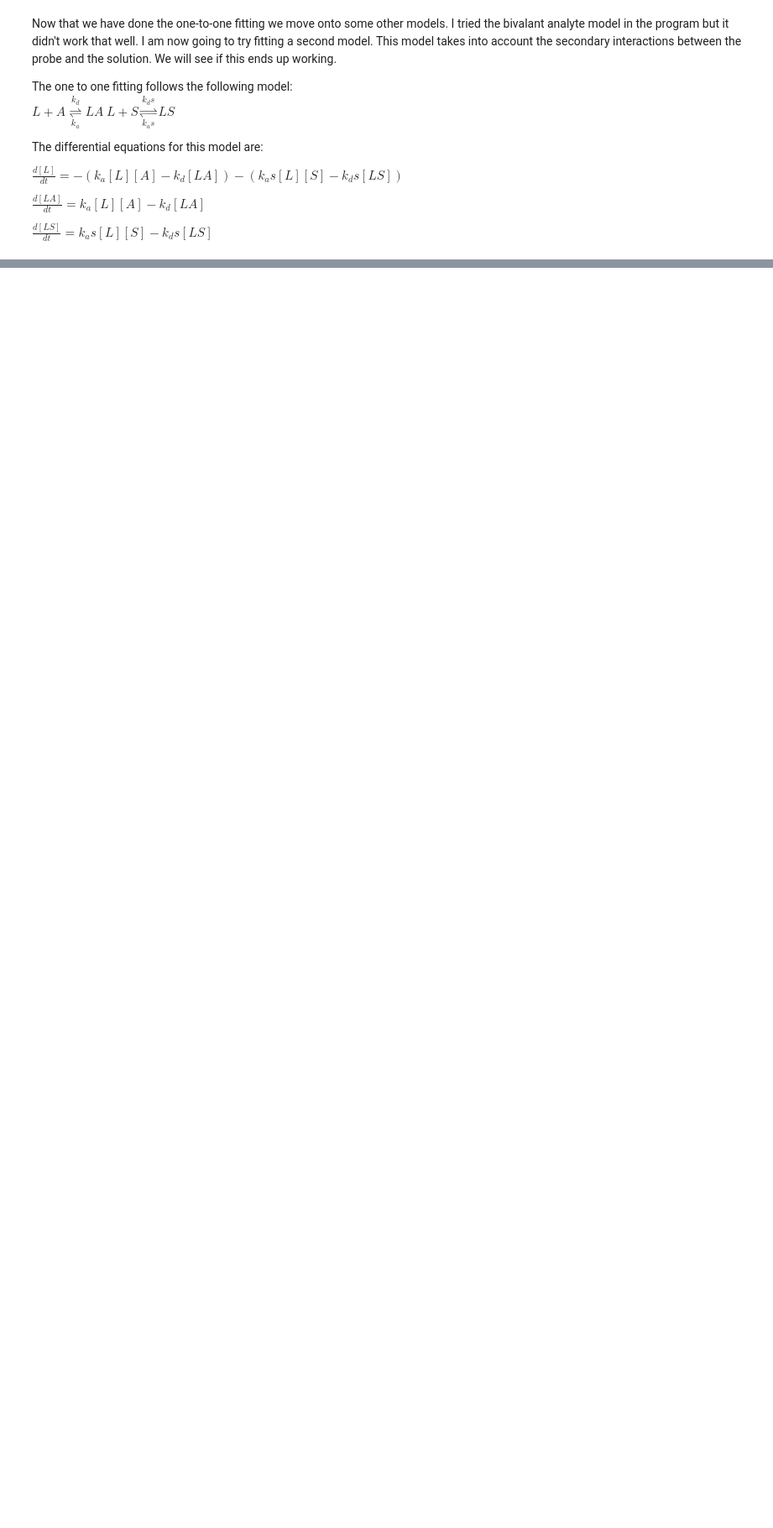
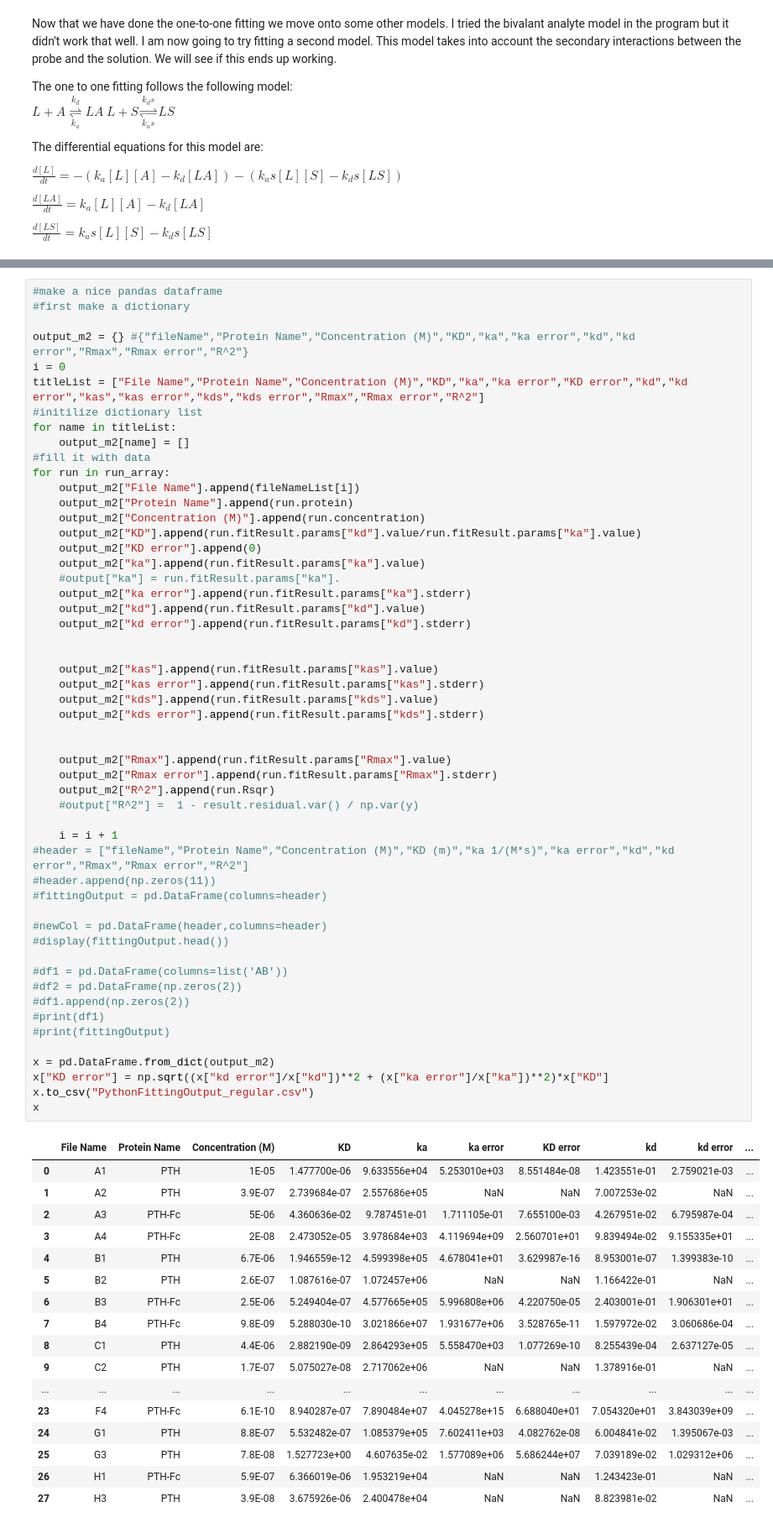
Before and after one commit to DexterAntonio/pthBLI, a Jupyter notebook: Data20180918.ipynb, the cells around one changed output, grey strips where cells are left out. Shown at 84% size. Drawn from its saved outputs; the diff is of its cells as text; blank space fills up the shorter version.

```diff
--- a/Data20180918.ipynb
+++ b/Data20180918.ipynb
@@ -602,0 +736,71 @@ plt.show()
+# %%
+#make a nice pandas dataframe
+#first make a dictionary
+
+output_m2 = {} #{"fileName","Protein Name","Concentration (M)","KD","ka","ka error","kd","kd error","Rmax","Rmax error","R^2"}
+i = 0
+titleList = ["File Name","Protein Name","Concentration (M)","KD","ka","ka error","KD error","kd","kd error","kas","kas error","kds","kds error","Rmax","Rmax error","R^2"]
+#initilize dictionary list
+for name in titleList:
+    output_m2[name] = []
+#fill it with data
+for run in run_array:
+    output_m2["File Name"].append(fileNameList[i])
+    output_m2["Protein Name"].append(run.protein)
+    output_m2["Concentration (M)"].append(run.concentration)
+    output_m2["KD"].append(run.fitResult.params["kd"].value/run.fitResult.params["ka"].value)
+    output_m2["KD error"].append(0)
+    output_m2["ka"].append(run.fitResult.params["ka"].value)
+    #output["ka"] = run.fitResult.params["ka"].
+    output_m2["ka error"].append(run.fitResult.params["ka"].stderr)
+    output_m2["kd"].append(run.fitResult.params["kd"].value)
+    output_m2["kd error"].append(run.fitResult.params["kd"].stderr)
+
+
+    output_m2["kas"].append(run.fitResult.params["kas"].value)
+    output_m2["kas error"].append(run.fitResult.params["kas"].stderr)
+    output_m2["kds"].append(run.fitResult.params["kds"].value)
+    output_m2["kds error"].append(run.fitResult.params["kds"].stderr)
+
+
+    output_m2["Rmax"].append(run.fitResult.params["Rmax"].value)
+    output_m2["Rmax error"].append(run.fitResult.params["Rmax"].stderr)
+    output_m2["R^2"].append(run.Rsqr)
+    #output["R^2"] =  1 - result.residual.var() / np.var(y)
+
+    i = i + 1
+#header = ["fileName","Protein Name","Concentration (M)","KD (m)","ka 1/(M*s)","ka error","kd","kd error","Rmax","Rmax error","R^2"]
+#header.append(np.zeros(11))
+#fittingOutput = pd.DataFrame(columns=header)
+
+#newCol = pd.DataFrame(header,columns=header)
+#display(fittingOutput.head())
+
+#df1 = pd.DataFrame(columns=list('AB'))
+#df2 = pd.DataFrame(np.zeros(2))
+#df1.append(np.zeros(2))
+#print(df1)
+#print(fittingOutput)
+
+x = pd.DataFrame.from_dict(output_m2)
+x["KD error"] = np.sqrt((x["kd error"]/x["kd"])**2 + (x["ka error"]/x["ka"])**2)*x["KD"]
+x.to_csv("PythonFittingOutput_regular.csv")
+x
+# %% [output]
+|  | File Name | Protein Name | Concentration (M) | KD | ka | ka error | KD error | kd | kd error | ... |
+| 0 | A1 | PTH | 1E-05 | 1.477700e-06 | 9.633556e+04 | 5.253010e+03 | 8.551484e-08 | 1.423551e-01 | 2.759021e-03 | ... |
+| 1 | A2 | PTH | 3.9E-07 | 2.739684e-07 | 2.557686e+05 | NaN | NaN | 7.007253e-02 | NaN | ... |
+| 2 | A3 | PTH-Fc | 5E-06 | 4.360636e-02 | 9.787451e-01 | 1.711105e-01 | 7.655100e-03 | 4.267951e-02 | 6.795987e-04 | ... |
+| 3 | A4 | PTH-Fc | 2E-08 | 2.473052e-05 | 3.978684e+03 | 4.119694e+09 | 2.560701e+01 | 9.839494e-02 | 9.155335e+01 | ... |
+| 4 | B1 | PTH | 6.7E-06 | 1.946559e-12 | 4.599398e+05 | 4.678041e+01 | 3.629987e-16 | 8.953001e-07 | 1.399383e-10 | ... |
+| 5 | B2 | PTH | 2.6E-07 | 1.087616e-07 | 1.072457e+06 | NaN | NaN | 1.166422e-01 | NaN | ... |
+| 6 | B3 | PTH-Fc | 2.5E-06 | 5.249404e-07 | 4.577665e+05 | 5.996808e+06 | 4.220750e-05 | 2.403001e-01 | 1.906301e+01 | ... |
+| 7 | B4 | PTH-Fc | 9.8E-09 | 5.288030e-10 | 3.021866e+07 | 1.931677e+06 | 3.528765e-11 | 1.597972e-02 | 3.060686e-04 | ... |
+| 8 | C1 | PTH | 4.4E-06 | 2.882190e-09 | 2.864293e+05 | 5.558470e+03 | 1.077269e-10 | 8.255439e-04 | 2.637127e-05 | ... |
+| 9 | C2 | PTH | 1.7E-07 | 5.075027e-08 | 2.717062e+06 | NaN | NaN | 1.378916e-01 | NaN | ... |
+| ... | ... | ... | ... | ... | ... | ... | ... | ... | ... | ... |
+| 23 | F4 | PTH-Fc | 6.1E-10 | 8.940287e-07 | 7.890484e+07 | 4.045278e+15 | 6.688040e+01 | 7.054320e+01 | 3.843039e+09 | ... |
+| 24 | G1 | PTH | 8.8E-07 | 5.532482e-07 | 1.085379e+05 | 7.602411e+03 | 4.082762e-08 | 6.004841e-02 | 1.395067e-03 | ... |
+| 25 | G3 | PTH | 7.8E-08 | 1.527723e+00 | 4.607635e-02 | 1.577089e+06 | 5.686244e+07 | 7.039189e-02 | 1.029312e+06 | ... |
+| 26 | H1 | PTH-Fc | 5.9E-07 | 6.366019e-06 | 1.953219e+04 | NaN | NaN | 1.243423e-01 | NaN | ... |
+| 27 | H3 | PTH | 3.9E-08 | 3.675926e-06 | 2.400478e+04 | NaN | NaN | 8.823981e-02 | NaN | ... |
```
Also changed, not shown: parts of 10 cells of this notebook.
